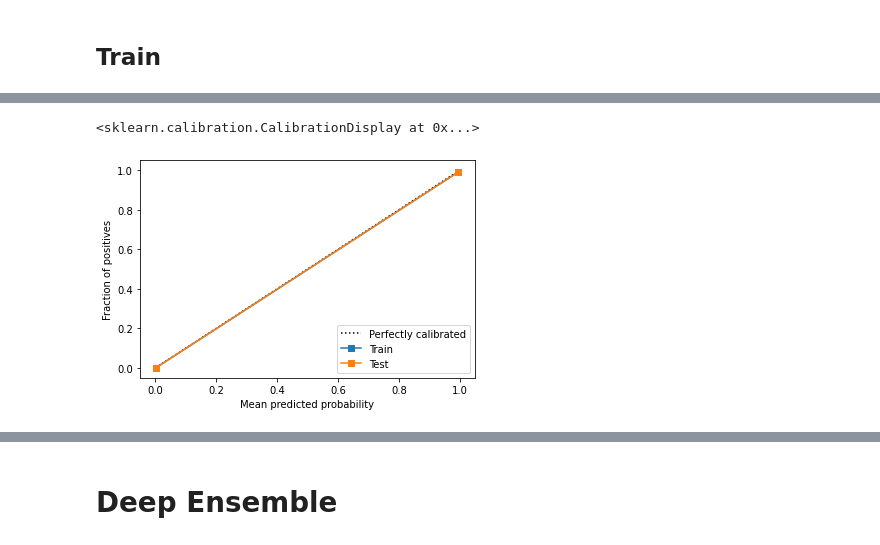
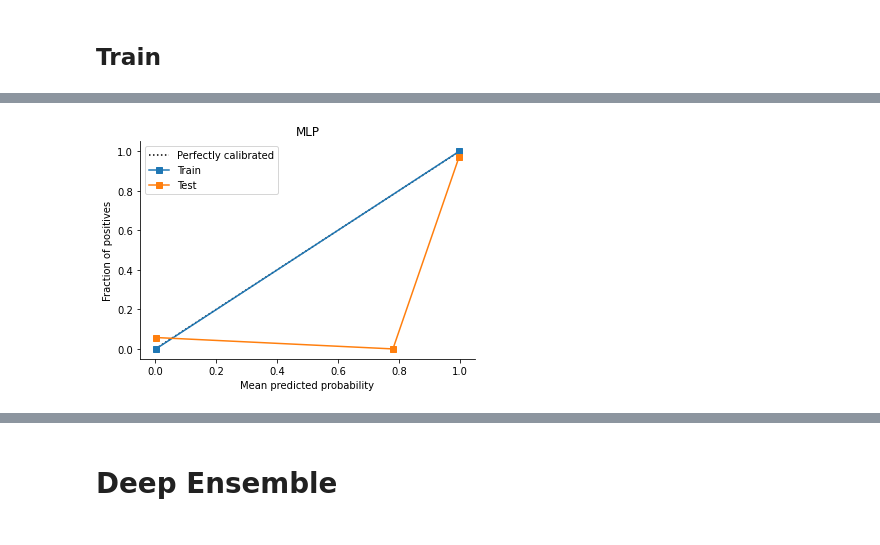
Before and after one commit to nipunbatra/bnn-zoo, a Jupyter notebook: notebooks/classification/makemoons_comparison.ipynb, the cells around one changed output, grey strips where cells are left out. Drawn from its saved outputs; the diff is of its cells as text; code cells hidden in the pictures.

Commit message:
added calibaration plots

```diff
--- a/notebooks/classification/makemoons_comparison.ipynb
+++ b/notebooks/classification/makemoons_comparison.ipynb
@@ -50,7 +52,7 @@ y_test = jnp.array(y_test)
 # %% [markdown]
 # Single MLP
 # %%
-model = cmlp.cmlp([16,32,64,32,16,1],[nn.relu,nn.relu,nn.relu,nn.relu,nn.relu],[0.03]*5)
+model = cmlp.cmlp([8,16,32,16,8,1],[nn.relu,nn.relu,nn.relu,nn.relu,nn.relu],[0.03]*5)
 # %%
 auxs = {
     "X" : X_train,
@@ -62,7 +64,7 @@ auxs = {
 # %%
 seed=0
 params = model.init(jax.random.PRNGKey(seed), X_train, deterministic = True)
-params, loss =  fits.fit(model, params,X_train,y_train,True,learning_rate=0.01, epochs=100)
+params, loss =  fits.fit(model, params,X_train,y_train,True,learning_rate=0.01, epochs=1000,batch_size=64)
 # %%
 plt.plot(jnp.arange(0,loss.shape[0],1),loss)
 sns.despine()
@@ -73,4 +73,3 @@ sns.despine()
 # %%
 y_pred_train = model.apply(params, X_train, deterministic=True)
 y_pred_test = model.apply(params, X_test, deterministic=True)
-plot_train_test(X_train,X_test,y_pred_train,y_pred_test,y_train,y_test)
@@ -79,18 +76,24 @@ plot_train_test(X_train,X_test,y_pred_train,y_pred_test,y_train,y_test)
+# %%
+def plot_caliberation(pred_train,pred_test,title):
+    fig,ax1 = plt.subplots(1,1)
+    prob_true_train,prob_pred_train = calibration_curve(y_train,pred_train,n_bins=5)
+    prob_true_test,prob_pred_test = calibration_curve(y_test,pred_test)
+
+    disp_train = CalibrationDisplay(prob_true_train,prob_pred_train,pred_train,estimator_name="Train")
+    disp_test = CalibrationDisplay(prob_true_test,prob_pred_test,pred_test,estimator_name="Test")
+
+    disp_train.plot(ax=ax1)
+    disp_test.plot(ax=ax1)
+    sns.despine(ax=ax1)
+    ax1.legend(loc=0)
+    ax1.set_title(title)
 # %%
 mlp_pred_train = model.apply(params,X_train,deterministic=True).reshape(y_train.shape)
 mlp_pred_test = model.apply(params,X_test,deterministic=True).reshape(y_test.shape)
-fig,ax = plt.subplots(1,1)
-prob_true_mlp_train,prob_pred_mlp_train = calibration_curve(y_train,mlp_pred_train,n_bins=6)
-prob_true_mlp_test,prob_pred_mlp_test = calibration_curve(y_train,mlp_pred_train,n_bins=6)
-
-disp_train = CalibrationDisplay(prob_true_mlp_train,prob_pred_mlp_train,mlp_pred_train,estimator_name="Train")
-disp_test = CalibrationDisplay(prob_true_mlp_test,prob_pred_mlp_test,mlp_pred_test,estimator_name="Test")
-
-disp_train.plot(ax=ax)
-disp_test.plot(ax=ax)
+plot_caliberation(mlp_pred_train,mlp_pred_test,"MLP")
+plt.savefig("MLP_caliberation.pdf")
 # %% [output]
-<sklearn.calibration.CalibrationDisplay at 0x...>
-[figure, old version]
+[figure, new version]
 # %%
 p =model.apply(params,jnp.c_[xx.ravel(), yy.ravel()],deterministic=True).reshape(xx.shape)
 var = p*(1-p).reshape(xx.shape)
```
Also changed, not shown: parts of 24 cells of this notebook.
